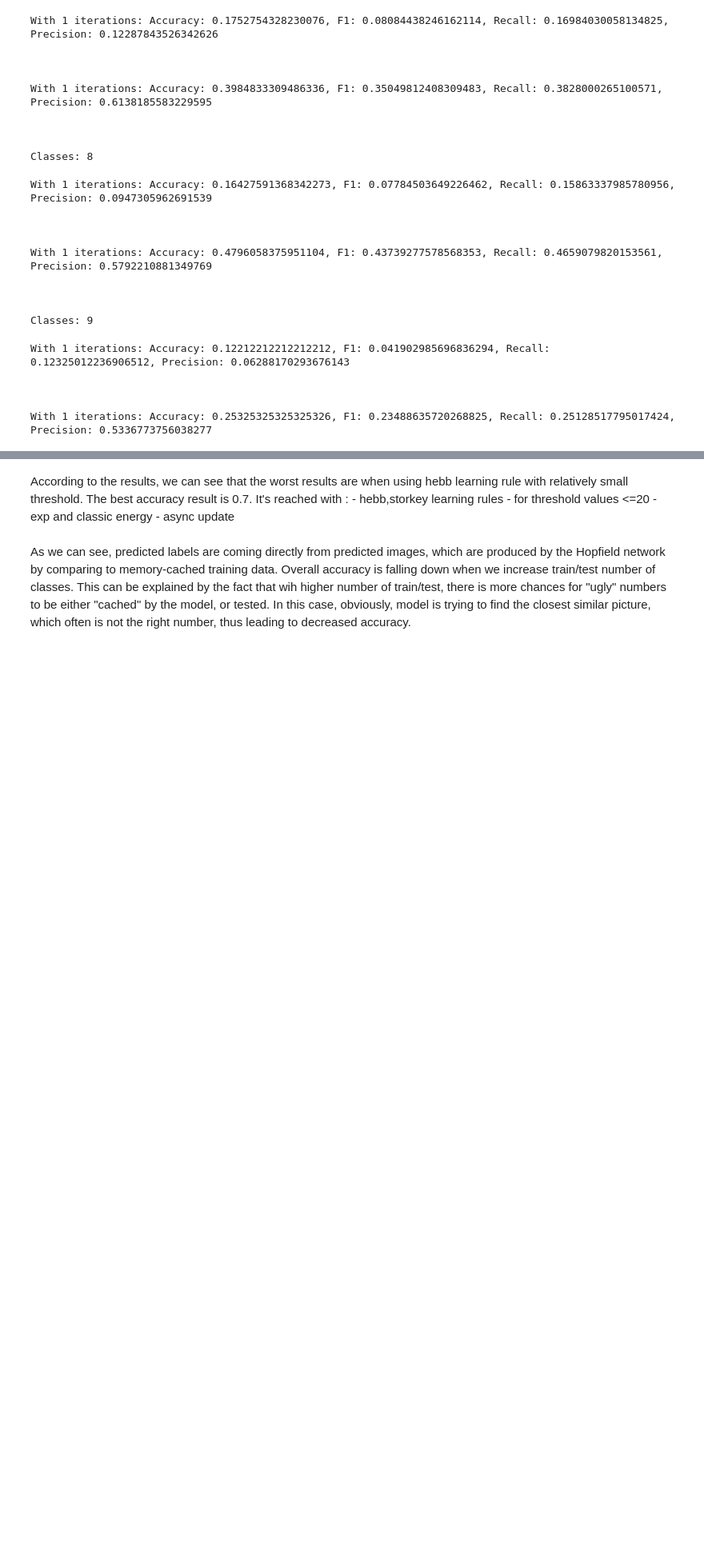
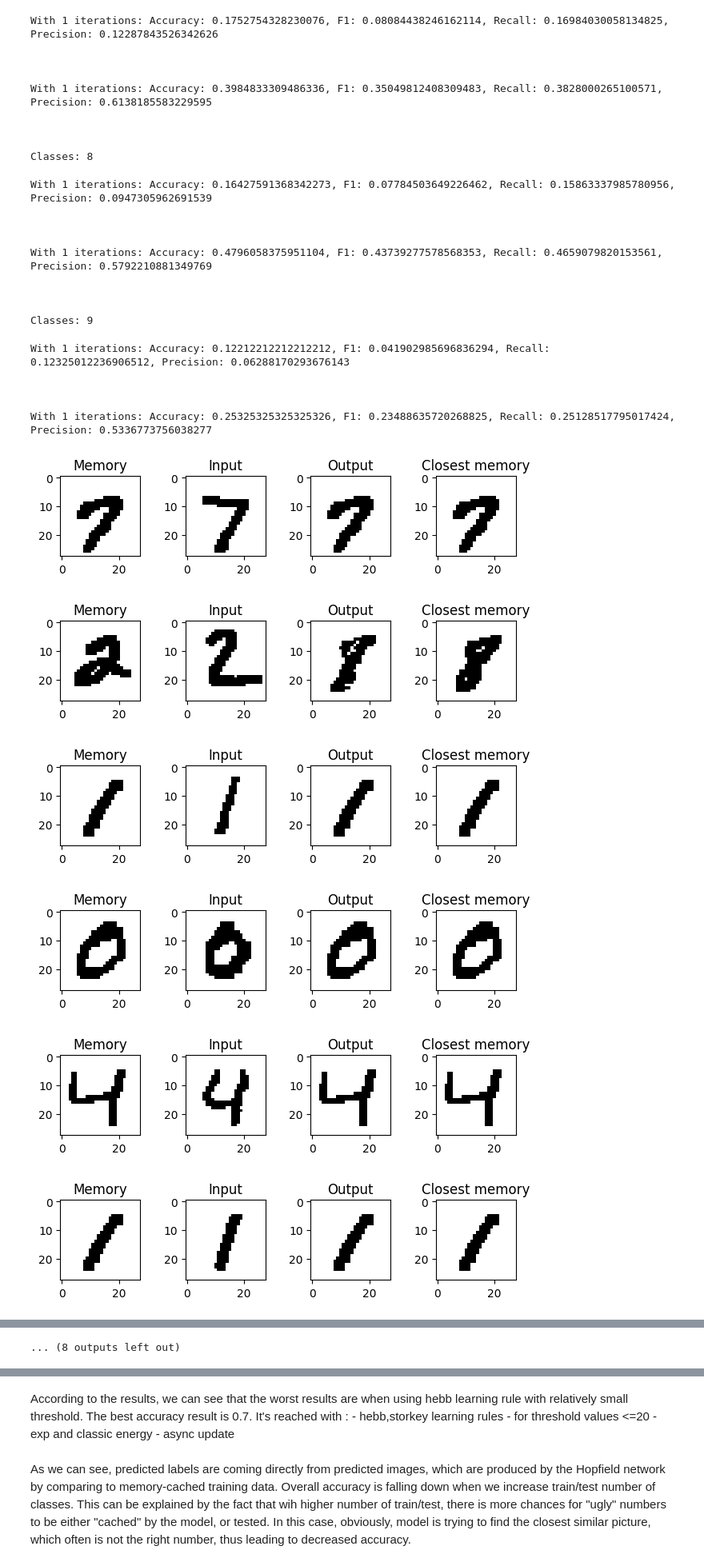
Before and after one commit to volodymyrkir/python_neural_nets, a Jupyter notebook: tasks/task_4.ipynb, the cells around one changed output, grey strips where cells are left out. Shown at 80% size. Drawn from its saved outputs; the diff is of its cells as text; code cells hidden in the pictures; blank space fills up the shorter version.

Commit message:
added visualizations for metrics

```diff
--- a/tasks/task_4.ipynb
+++ b/tasks/task_4.ipynb
@@ -190,3 +190,36 @@ def train_and_visualize(train, test, classes, hide_charts = False, test_len=20,
         precision_score(test_metrics, predictions, average='macro', zero_division=0)
     )
     return metrics
+# %%
+classes_count = 10
+train, test = get_input(1, classes_count)
+classes = list(np.unique(train[1]))
+model = Hopfield((28,28))
+references = list(map(lambda n: train[0][np.where(train[1] == n)[0]][0], classes))
+model.train_weights(references, 'demircigil')
+for i in range(20):
+    label = test[1][i]
+    image = test[0][i]
+    predicted = model.predict([image], 1, threshold=0, energy_function='exp', update_function='demircigil')[0]
+
+    reference_similarities = list(map(lambda ref: np.count_nonzero(ref == predicted), references))
+    prediction = reference_similarities.index(max(reference_similarities))
+
+    fig, (ax1, ax2, ax3, ax4) = plt.subplots(ncols=4)
+    fig.tight_layout(pad=1.0)
+    ax1.imshow(references[label].reshape(28, 28), cmap='Greys',  interpolation='nearest')
+    ax1.set_title("Memory")
+    ax2.imshow(image.reshape(28, 28), cmap='Greys',  interpolation='nearest')
+    ax2.set_title("Input")
+    ax3.imshow(predicted.reshape(28, 28), cmap='Greys',  interpolation='nearest')
+    ax3.set_title("Output")
+    ax4.imshow(references[prediction].reshape(28, 28), cmap='Greys',  interpolation='nearest')
+    ax4.set_title("Closest memory")
+    plt.show()
+# %% [output]
+[figure, added]
+[figure, added]
+[figure, added]
+[figure, added]
+[figure, added]
+[figure, added]
@@ -192,0 +232 @@ def train_and_visualize(train, test, classes, hide_charts = False, test_len=20,
+... (8 outputs left out)
```
Also changed, not shown: parts of 6 cells of this notebook.
